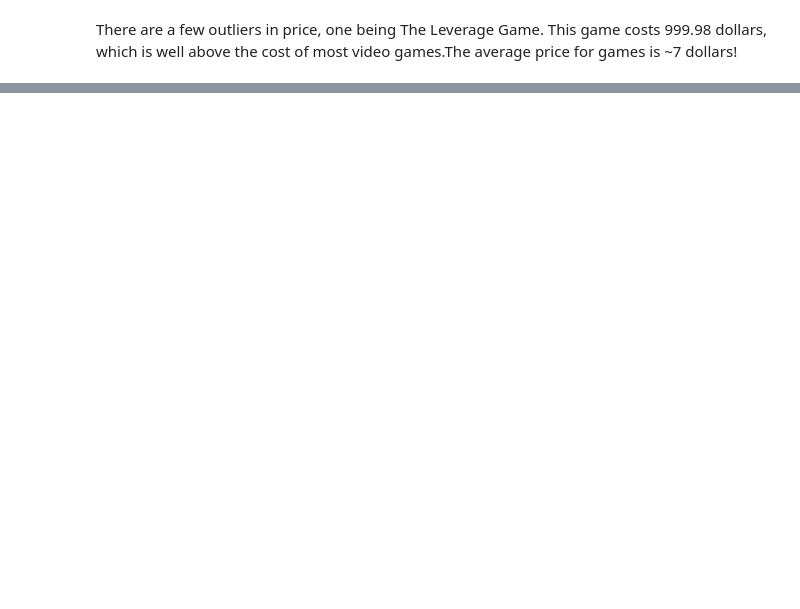
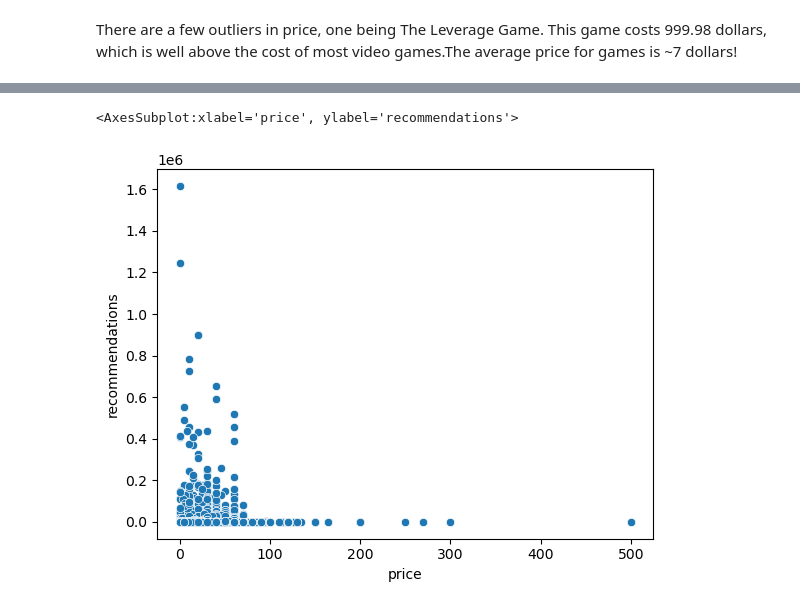
Before and after one commit to SSpindt/AI, a Jupyter notebook: Semester 1/Games/Games.ipynb, the cells around one changed output, grey strips where cells are left out. Cells and saved outputs as stored; diff of their text form; code cells hidden in the pictures; blank space fills up the shorter version.

Commit message:
Scatterplot of price v. recommendations

```diff
--- a/Semester 1/Games/Games.ipynb
+++ b/Semester 1/Games/Games.ipynb
@@ -100,0 +140,6 @@ There are a few outliers in price, one being The Leverage Game. This game costs
+# %%
+# Index is 81901
+# Index is 82971
+# Index is 46158
+# Index is 26936
+cleanedDF = df.drop([81901, 82971, 46158, 26936])
@@ -100,0 +166,5 @@ There are a few outliers in price, one being The Leverage Game. This game costs
+# %%
+sns.scatterplot(data=cleanedDF, x="price", y="recommendations")
+# %% [output]
+<AxesSubplot:xlabel='price', ylabel='recommendations'>
+[figure, added]
```
Also changed, not shown: parts of 11 cells of this notebook.
